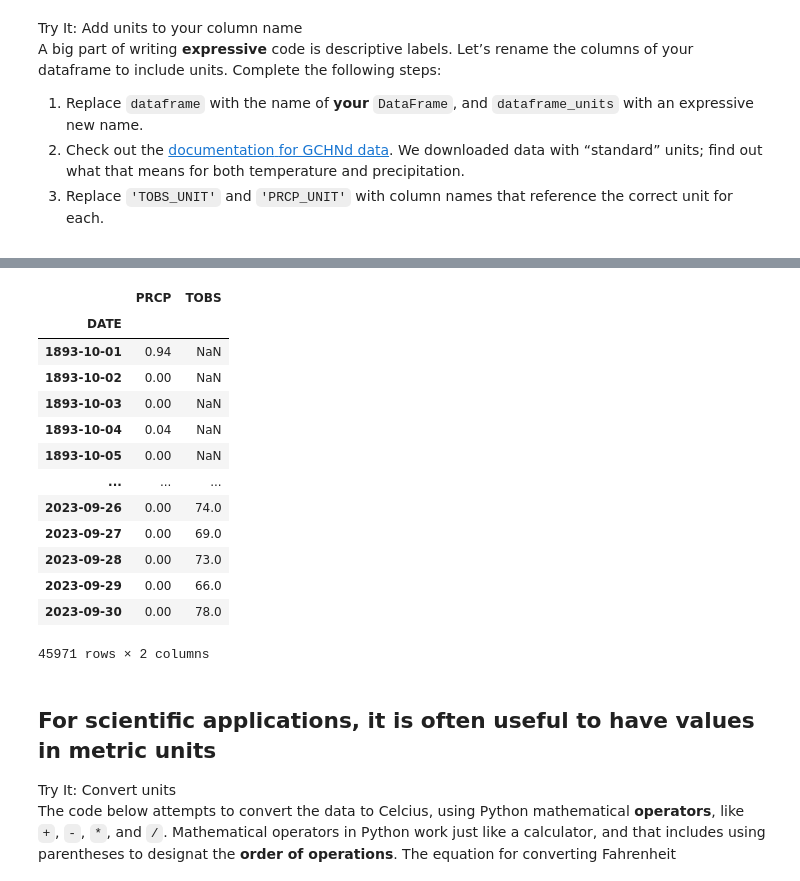
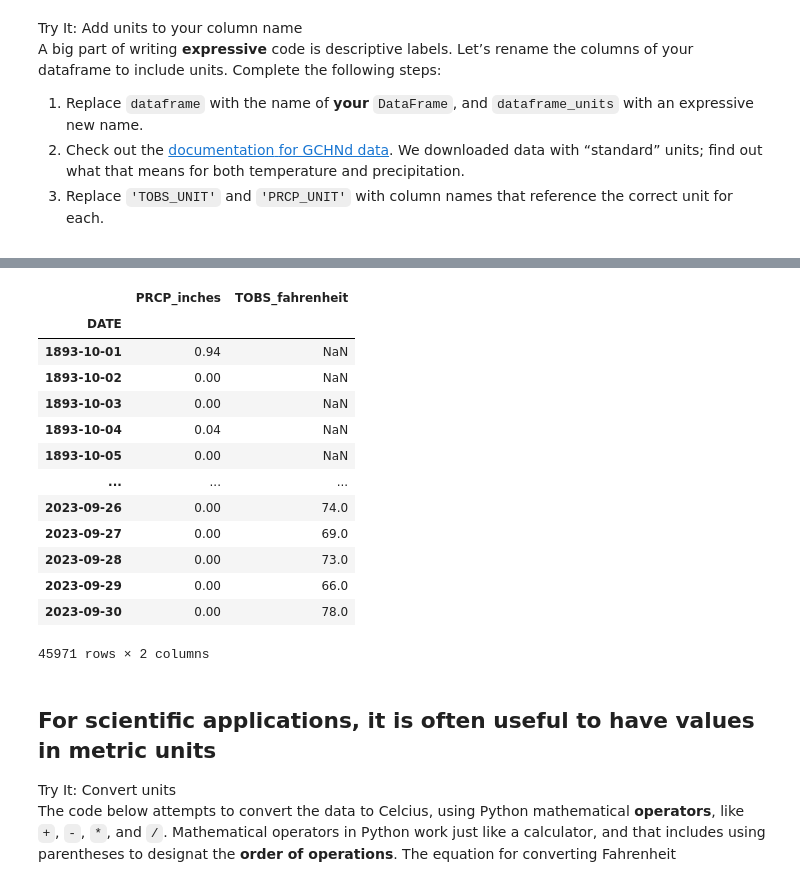
Before and after one commit to earthlab-education/climate-coding-challenge-VictoriAragon, a Jupyter notebook: 03_convert_units-climate_coding _challenge.ipynb, the cells around one changed output, grey strips where cells are left out. Cells and saved outputs as stored; diff of their text form; code cells hidden in the pictures.

```diff
--- a/03_convert_units-climate_coding _challenge.ipynb
+++ b/03_convert_units-climate_coding _challenge.ipynb
@@ -35,11 +40,11 @@ column names that reference the correct unit for each.</li>
 # %%
 climate_df_units = climate_df.rename(columns={
     'TOBS': 'TOBS_fahrenheit',
     'PRCP': 'PRCP_inches'
 })
-climate_df
+climate_df_units
 # %% [output]
-|  | PRCP | TOBS |
+|  | PRCP_inches | TOBS_fahrenheit |
 | DATE |  |  |
 | 1893-10-01 | 0.94 | NaN |
 | 1893-10-02 | 0.00 | NaN |
```
Also changed, not shown: parts of 5 cells of this notebook, 5 other files.
